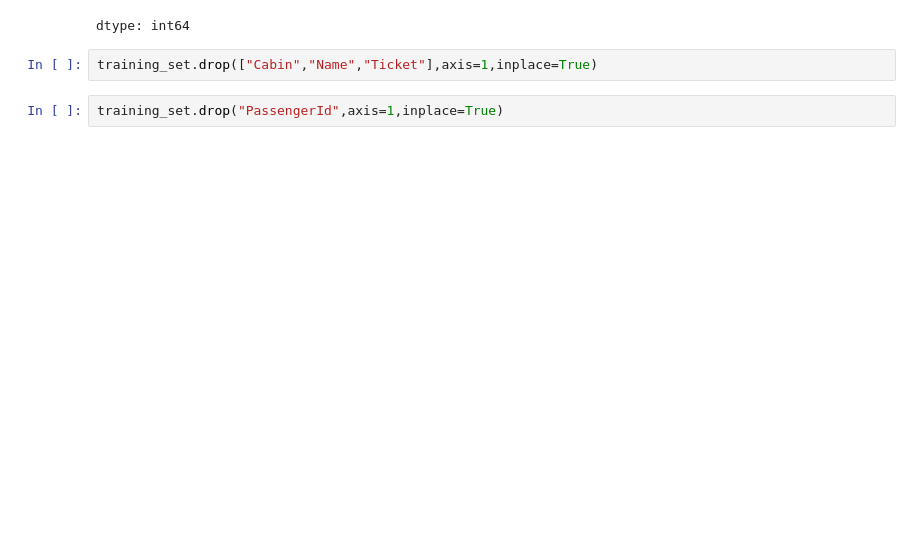
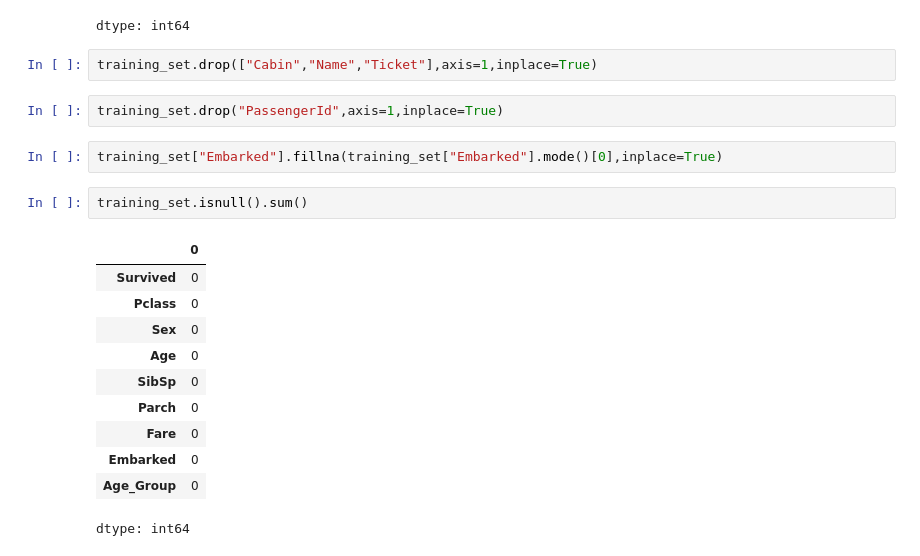
Before and after one commit to malavika-aiml/MLPROJECT, a Jupyter notebook: LogisticRegression.ipynb, the cells around one changed output. Saved outputs shown, nothing was run; the diff lists cells and outputs as text; blank space fills up the shorter version.

```diff
--- a/LogisticRegression.ipynb
+++ b/LogisticRegression.ipynb
@@ -201,3 +203,19 @@ dtype: int64
 training_set.drop(["Cabin","Name","Ticket"],axis=1,inplace=True)
 # %%
 training_set.drop("PassengerId",axis=1,inplace=True)
+# %%
+training_set["Embarked"].fillna(training_set["Embarked"].mode()[0],inplace=True)
+# %%
+training_set.isnull().sum()
+# %% [output]
+|  | 0 |
+| Survived | 0 |
+| Pclass | 0 |
+| Sex | 0 |
+| Age | 0 |
+| SibSp | 0 |
+| Parch | 0 |
+| Fare | 0 |
+| Embarked | 0 |
+| Age_Group | 0 |
+dtype: int64
```
Also changed, not shown: parts of 3 cells of this notebook.
